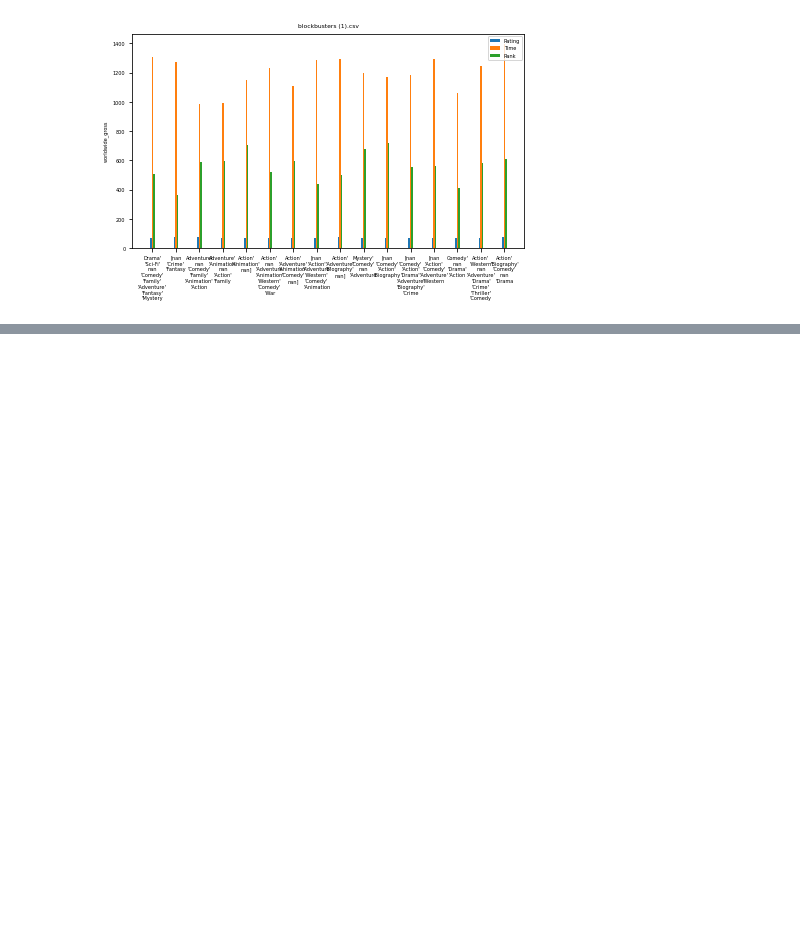
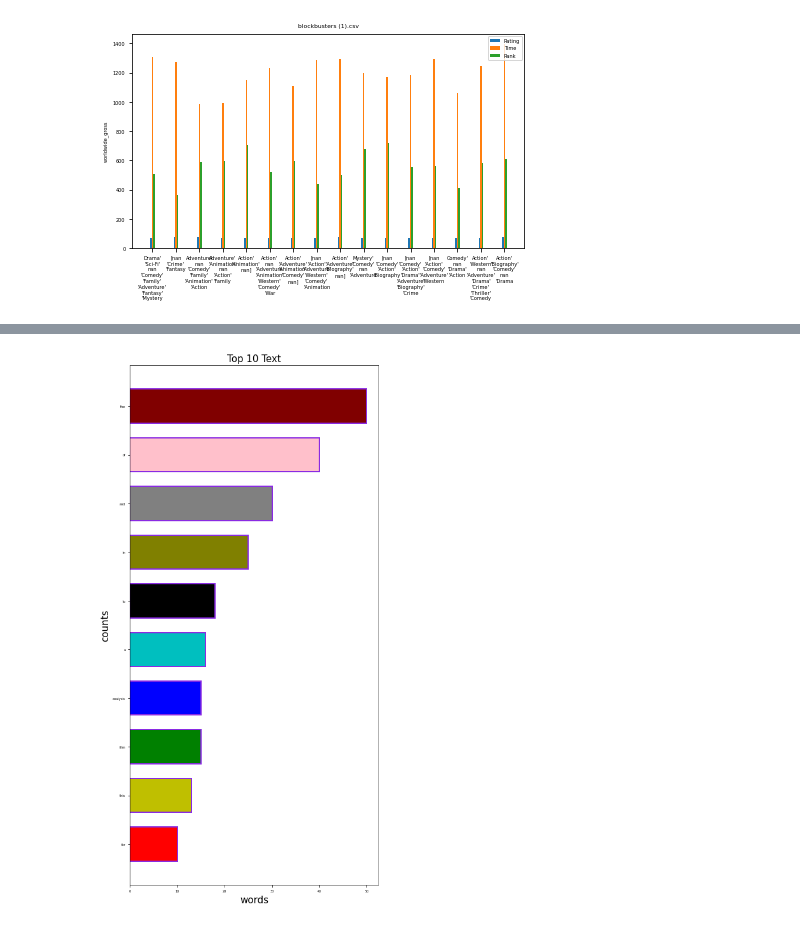
Before and after one commit to dlb007/Vox, a Jupyter notebook: Assignment # 8x.ipynb, the cells around one changed output, grey strips where cells are left out. Saved outputs shown, nothing was run; the diff lists cells and outputs as text; code cells hidden in the pictures; blank space fills up the shorter version.

```diff
--- a/Assignment # 8x.ipynb
+++ b/Assignment # 8x.ipynb
@@ -252,0 +298,24 @@ plt.show()
+# %%
+# Importing the required libraries
+from matplotlib import pyplot as plt
+
+# Preparing the data to plot
+words = ['for', 'this','film', 'analysis', 'a', 'to',
+           'in', 'and', 'of',
+           'the']
+total = [10, 13, 15, 15, 16, 18, 25, 30, 40, 50]
+
+plt.figure(figsize=[7,15])
+col_map = plt.get_cmap('Paired')
+
+# Creating a bar chart with bars of different color
+plt.barh(words, counts, height=0.7, edgecolor='blueviolet',
+        color=['r', 'y', 'g', 'b', 'c', 'k',
+               'olive', 'gray', 'pink', 'maroon'], linewidth=2)
+
+plt.title('Top 10 Text', fontsize=15)
+plt.xlabel('words', fontsize=15)
+plt.ylabel('counts', fontsize=15)
+plt.show()
+# %% [output]
+[figure, added]
```
Also changed, not shown: parts of 2 cells of this notebook.
